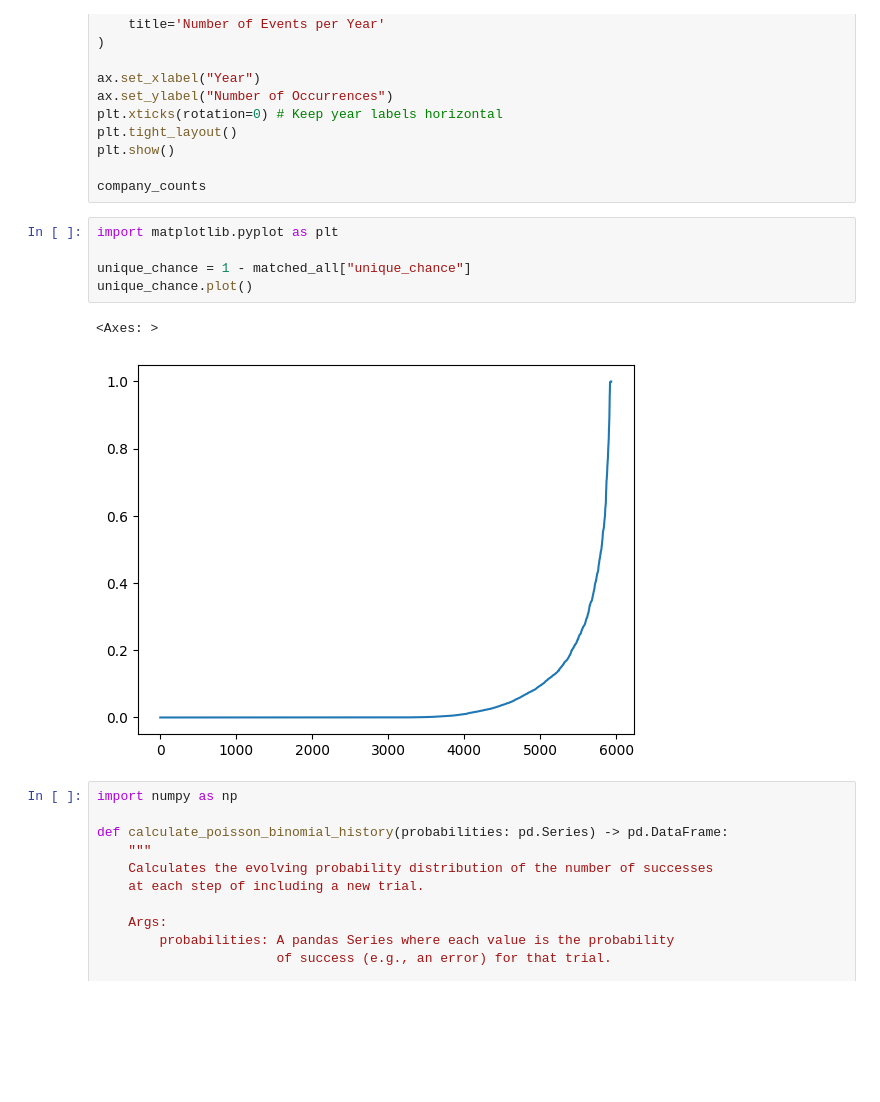
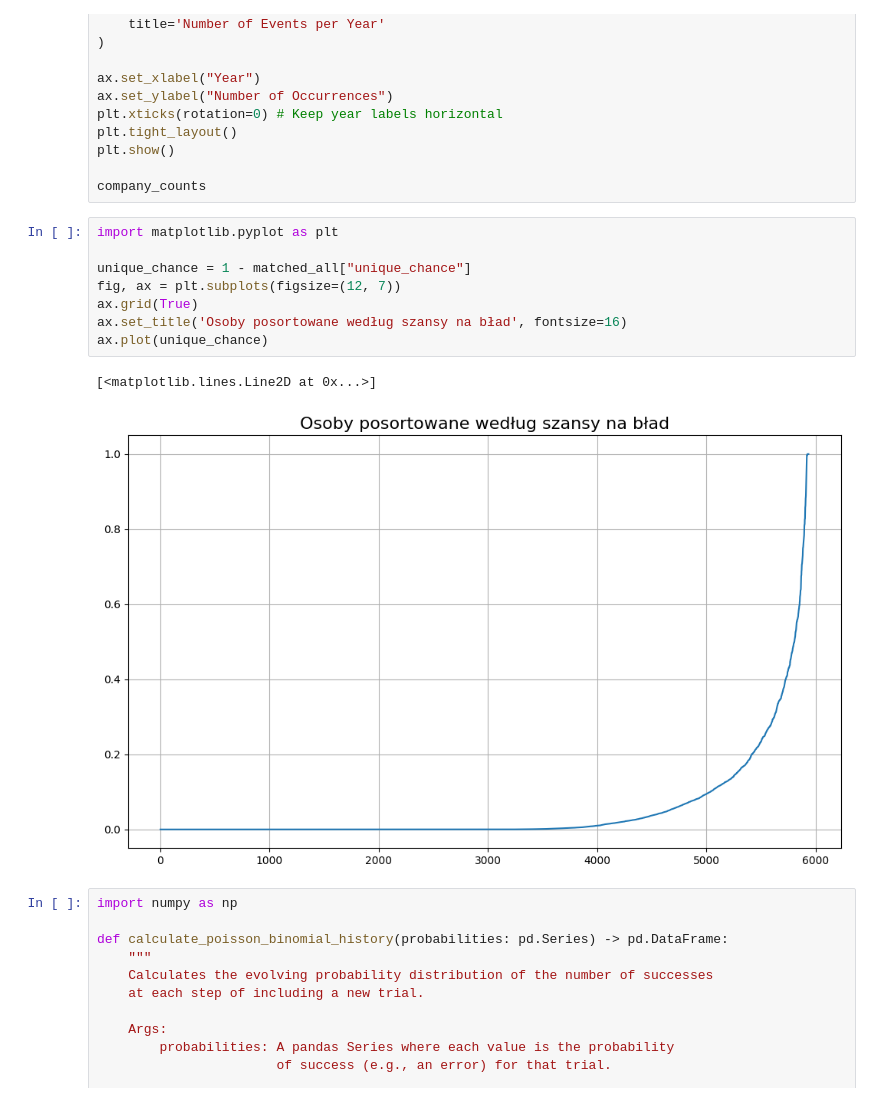
Before and after one commit to SzymonPajzert/koryta, a Jupyter notebook: data/scrapers/src/analysis/Stats.ipynb, the cells around one changed output. Cells and saved outputs as stored; diff of their text form; blank space fills up the shorter version.

```diff
--- a/data/scrapers/src/analysis/Stats.ipynb
+++ b/data/scrapers/src/analysis/Stats.ipynb
@@ -92,11 +92,14 @@ company_counts
 # %%
 import matplotlib.pyplot as plt
 
 unique_chance = 1 - matched_all["unique_chance"]
-unique_chance.plot()
+fig, ax = plt.subplots(figsize=(12, 7))
+ax.grid(True)
+ax.set_title('Osoby posortowane według szansy na bład', fontsize=16)
+ax.plot(unique_chance)
 # %% [output]
-<Axes: >
+[<matplotlib.lines.Line2D at 0x...>]
-[figure, old version]
+[figure, new version]
 # %%
 import numpy as np
 
```
Also changed, not shown: 1 other file.
